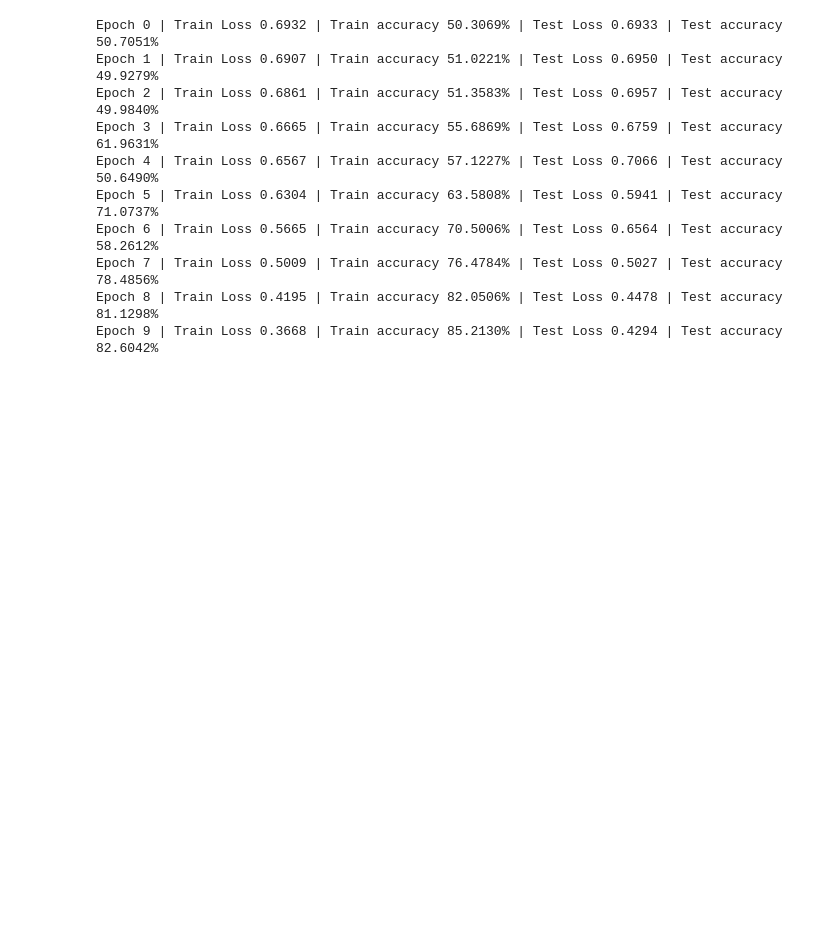
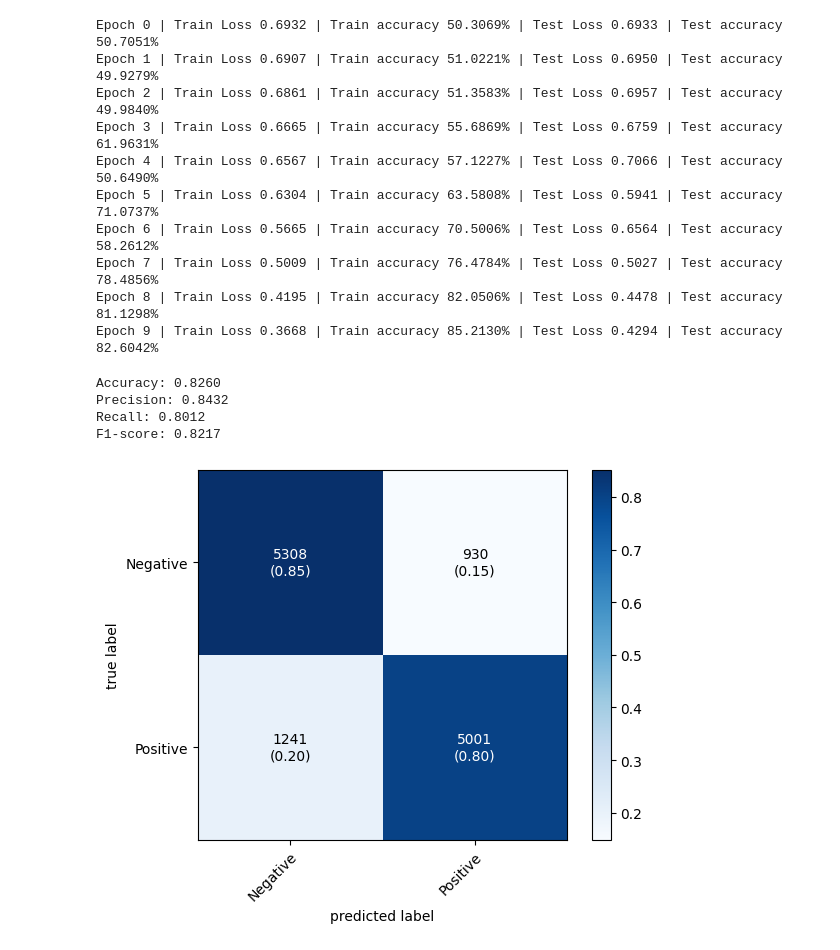
Before and after one commit to BaHaMuT-J/Sentiment-Analysis-and-Model-Comparison, a Jupyter notebook: Sentiment.ipynb, the cells around one changed output. Cells and saved outputs as stored; diff of their text form; code cells hidden in the pictures; blank space fills up the shorter version.

```diff
--- a/Sentiment.ipynb
+++ b/Sentiment.ipynb
@@ -994,9 +1142,9 @@ np.random.seed(SEED)
 torch.manual_seed(SEED)
 torch.cuda.manual_seed_all(SEED)
 
-model = LSTM(vocab_size=len(review_vocab), embedding_shape=100, hidden_units=128, output_shape=1).to(device=device)
+model_lstm = LSTM(vocab_size=len(review_vocab), embedding_shape=100, hidden_units=128, output_shape=1).to(device=device)
 loss_fn = nn.BCEWithLogitsLoss()
-optimizer = optim.Adam(params=model.parameters(), lr=0.001)
+optimizer = optim.Adam(params=model_lstm.parameters(), lr=0.001)
 
 epochs = 10
 BATCH_SIZE = 32
@@ -1006,13 +1154,13 @@ BATCH_COUNT_TEST = len(index_dataset_test) // BATCH_SIZE
 for epoch in range(epochs):
   train_loss = 0
   train_acc = 0
-  model.train()
+  model_lstm.train()
 
   for out_dict in generate_batches(dataset=index_dataset_train, batch_size=BATCH_SIZE, device=device):
     X = out_dict['x'].long()
     y_true = out_dict['y']
 
-    y_logits = model(X).squeeze()
+    y_logits = model_lstm(X).squeeze()
     loss = loss_fn(y_logits, y_true.float())
     train_loss += loss
 
@@ -1027,12 +1175,12 @@ for epoch in range(epochs):
 
   test_loss = 0
   test_acc = 0
-  model.eval()
+  model_lstm.eval()
 
   for out_dict in generate_batches(dataset=index_dataset_test, batch_size=BATCH_SIZE, device=device):
     X = out_dict['x'].long()
     y_true = out_dict['y']
-    y_logits = model(X).squeeze()
+    y_logits = model_lstm(X).squeeze()
     test_loss += loss_fn(y_logits, y_true.float())
     test_acc += compute_accuracy(y_pred=y_logits, y_target=y_true)
 
@@ -1051,3 +1199,51 @@ Epoch 6 | Train Loss 0.5665 | Train accuracy 70.5006% | Test Loss 0.6564 | Test
 Epoch 7 | Train Loss 0.5009 | Train accuracy 76.4784% | Test Loss 0.5027 | Test accuracy 78.4856%
 Epoch 8 | Train Loss 0.4195 | Train accuracy 82.0506% | Test Loss 0.4478 | Test accuracy 81.1298%
 Epoch 9 | Train Loss 0.3668 | Train accuracy 85.2130% | Test Loss 0.4294 | Test accuracy 82.6042%
+# %%
+all_preds_lstm = []
+all_targets_lstm = []
+
+model_lstm.eval()
+for out_dict in generate_batches(dataset=index_dataset_test, batch_size=BATCH_SIZE, device=device):
+    X = out_dict['x']
+    y_true = out_dict['y']
+
+    with torch.no_grad():
+        y_logits = model_lstm(X).squeeze()
+
+    # Convert logits to binary predictions
+    y_pred = (torch.sigmoid(y_logits) > 0.5).long()
+
+    all_preds_lstm.extend(y_pred.cpu().numpy())
+    all_targets_lstm.extend(y_true.cpu().numpy())
+
+# Compute metrics
+accuracy_lstm = accuracy_score(all_targets_lstm, all_preds_lstm)
+precision_lstm = precision_score(all_targets_lstm, all_preds_lstm)
+recall_lstm = recall_score(all_targets_lstm, all_preds_lstm)
+f1_lstm = f1_score(all_targets_lstm, all_preds_lstm)
+
+print(f"Accuracy: {accuracy_lstm:.4f}")
+print(f"Precision: {precision_lstm:.4f}")
+print(f"Recall: {recall_lstm:.4f}")
+print(f"F1-score: {f1_lstm:.4f}")
+
+all_preds_lstm_tensor = torch.tensor(all_preds_lstm)
+all_targets_lstm_tensor = torch.tensor(all_targets_lstm)
+
+# Compute confusion matrix
+confmat = ConfusionMatrix(task="binary", num_classes=2)
+cf_matrix = confmat(all_preds_lstm_tensor, all_targets_lstm_tensor).cpu().numpy()
+
+# Plot
+fig, ax = plot_confusion_matrix(conf_mat=cf_matrix,
+                                class_names=["Negative", "Positive"],
+                                show_normed=True,
+                                colorbar=True)
+plt.show()
+# %% [output]
+Accuracy: 0.8260
+Precision: 0.8432
+Recall: 0.8012
+F1-score: 0.8217
+[figure, added]
```
Also changed, not shown: parts of 13 cells of this notebook.
